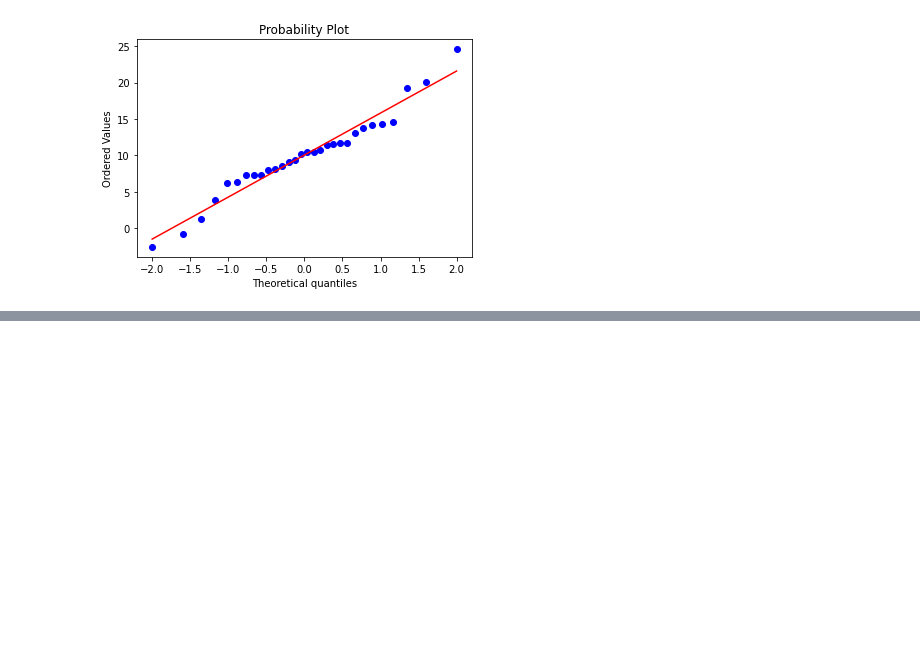
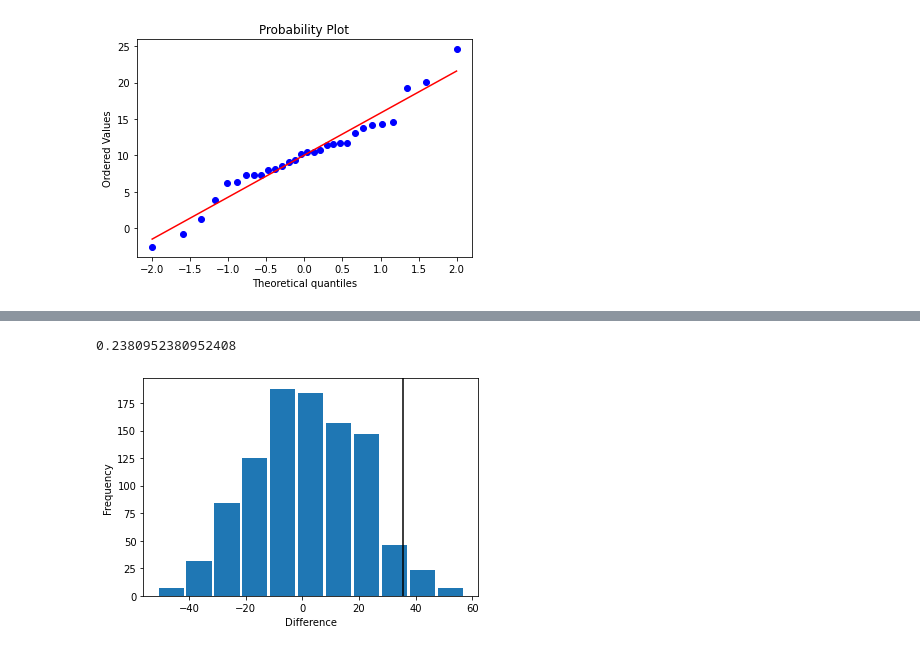
Before and after one commit to Je-Hyeon/My_Study_Materials2021, a Jupyter notebook: Practical_stat_datascientist.ipynb, the cells around one changed output, grey strips where cells are left out. Cells and saved outputs as stored; diff of their text form; code cells hidden in the pictures; blank space fills up the shorter version.

```diff
--- a/Practical_stat_datascientist.ipynb
+++ b/Practical_stat_datascientist.ipynb
@@ -483,0 +587,20 @@ stats.probplot(np.random.normal(10,5,size= 30), plot= ax);
+# %%
+# b의 인덱스는 랜덤하게 15개를 뽑는다. 그것의 차집합이 a의 인덱스가 된다.
+
+idx_b = set(random.sample(range(36), 15 ))
+idx_a = set(range(36)) - idx_b
+
+web_page.loc[idx_b]['Time'].mean() - web_page.loc[idx_a]['Time'].mean()
+# 이런식으로 활용하면 된다.
+# %% [output]
+0.2380952380952408
+# %%
+# 자 1000번의 순열검정을 위를 참고해서 구현해보자 (함수를 만들어 두면 더 편리하다)
+perm2 = [web_page.loc[set(random.sample(range(36), 15 ))]['Time'].mean() - web_page.loc[set(range(36)) - idx_b]['Time'].mean() for _ in range(1000)]
+
+plt.hist(perm2, bins = 11, rwidth= 0.9)
+plt.axvline(b-a , color= 'k')
+plt.xlabel('Difference')
+plt.ylabel('Frequency');
+# %% [output]
+[figure, added]
```
Also changed, not shown: parts of 11 cells of this notebook.
